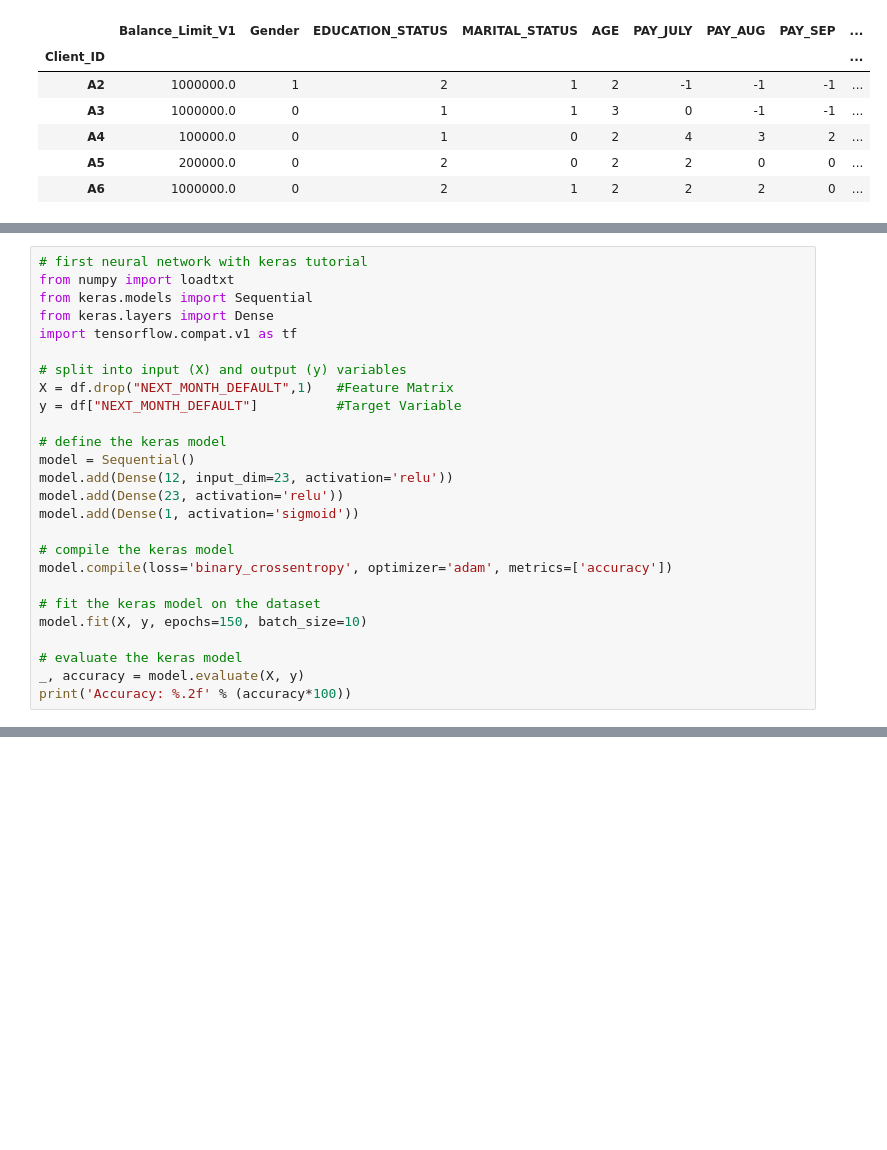
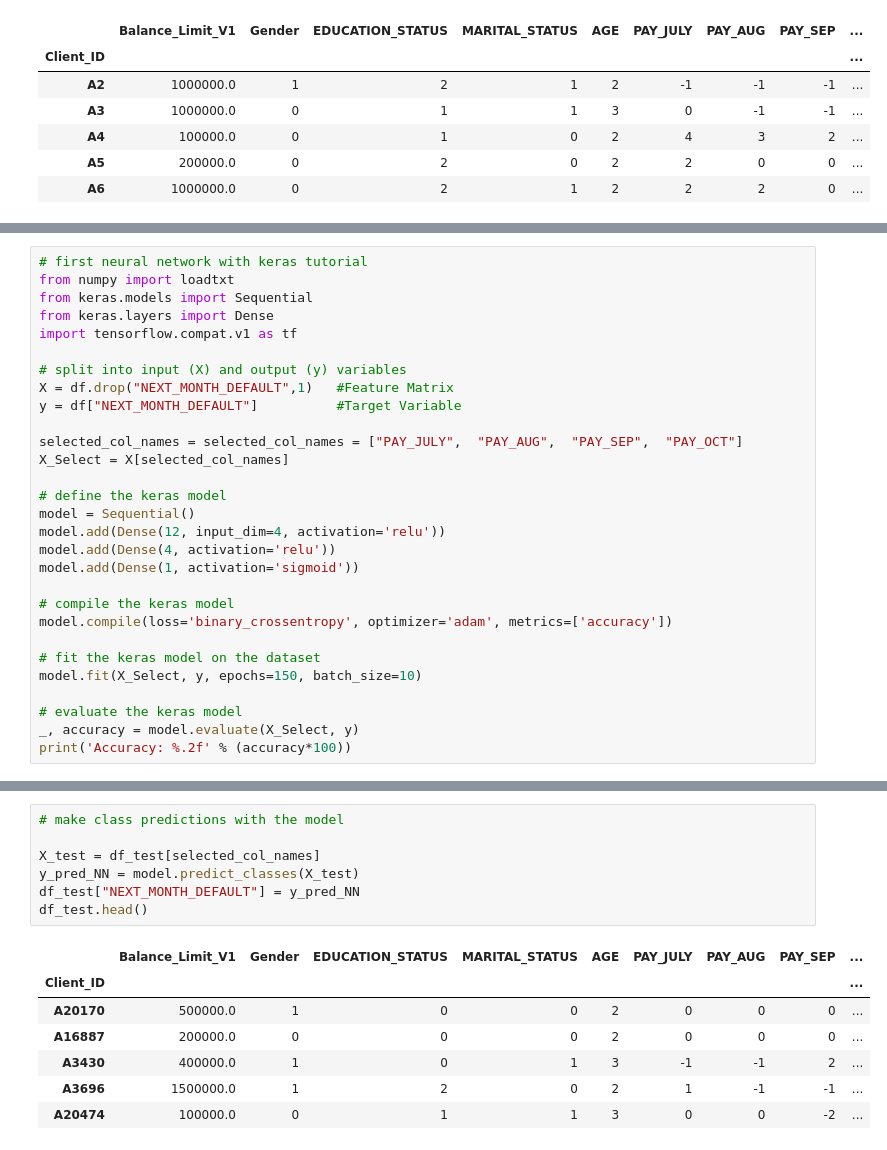
Before and after one commit to Prabha11/pre-datastorm-v1-0, a Jupyter notebook: pre_data_storm_NN_design.ipynb, the cells around one changed output, grey strips where cells are left out. Drawn from its saved outputs; the diff is of its cells as text; blank space fills up the shorter version.

```diff
--- a/pre_data_storm_NN_design.ipynb
+++ b/pre_data_storm_NN_design.ipynb
@@ -57,19 +93,22 @@ import tensorflow.compat.v1 as tf
 X = df.drop("NEXT_MONTH_DEFAULT",1)   #Feature Matrix
 y = df["NEXT_MONTH_DEFAULT"]          #Target Variable
 
+selected_col_names = selected_col_names = ["PAY_JULY",	"PAY_AUG",	"PAY_SEP",	"PAY_OCT"]
+X_Select = X[selected_col_names]
+
 # define the keras model
 model = Sequential()
-model.add(Dense(12, input_dim=23, activation='relu'))
-model.add(Dense(23, activation='relu'))
+model.add(Dense(12, input_dim=4, activation='relu'))
+model.add(Dense(4, activation='relu'))
 model.add(Dense(1, activation='sigmoid'))
 
 # compile the keras model
 model.compile(loss='binary_crossentropy', optimizer='adam', metrics=['accuracy'])
 
 # fit the keras model on the dataset
-model.fit(X, y, epochs=150, batch_size=10)
+model.fit(X_Select, y, epochs=150, batch_size=10)
 
 # evaluate the keras model
-_, accuracy = model.evaluate(X, y)
+_, accuracy = model.evaluate(X_Select, y)
 print('Accuracy: %.2f' % (accuracy*100))
 # %% [output]
@@ -92,0 +132,15 @@ Accuracy: 77.35
+# %%
+# make class predictions with the model
+
+X_test = df_test[selected_col_names]
+y_pred_NN = model.predict_classes(X_test)
+df_test["NEXT_MONTH_DEFAULT"] = y_pred_NN
+df_test.head()
+# %% [output]
+|  | Balance_Limit_V1 | Gender | EDUCATION_STATUS | MARITAL_STATUS | AGE | PAY_JULY | PAY_AUG | PAY_SEP | ... |
+| Client_ID |  |  |  |  |  |  |  |  | ... |
+| A20170 | 500000.0 | 1 | 0 | 0 | 2 | 0 | 0 | 0 | ... |
+| A16887 | 200000.0 | 0 | 0 | 0 | 2 | 0 | 0 | 0 | ... |
+| A3430 | 400000.0 | 1 | 0 | 1 | 3 | -1 | -1 | 2 | ... |
+| A3696 | 1500000.0 | 1 | 2 | 0 | 2 | 1 | -1 | -1 | ... |
+| A20474 | 100000.0 | 0 | 1 | 1 | 3 | 0 | 0 | -2 | ... |
```
Also changed, not shown: parts of 4 cells of this notebook.
